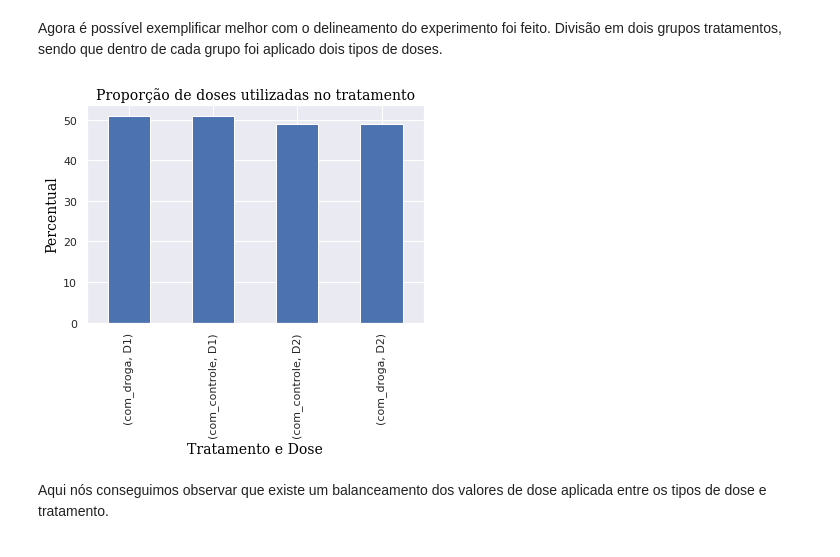
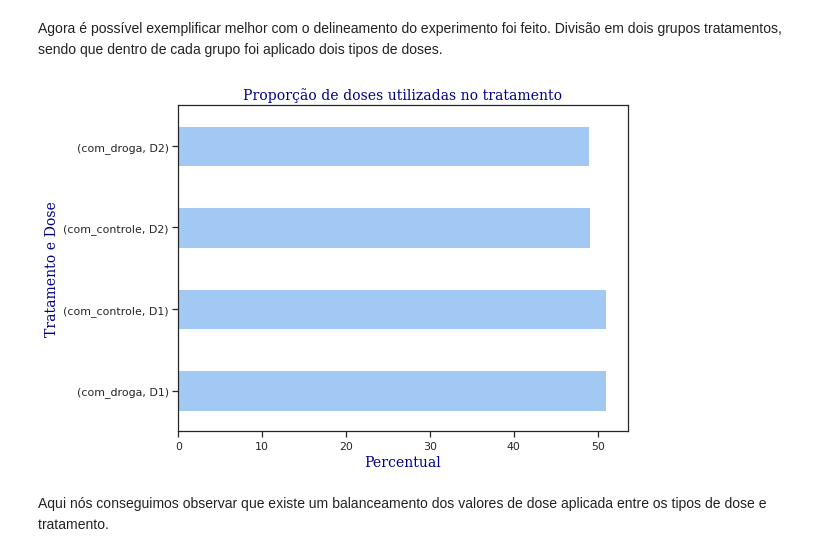
Before and after one commit to in-seixas/Peptides_research, a Jupyter notebook: Imersão_de_Dados_&_Pharma.ipynb, the cells around one changed output. Cells and saved outputs as stored; diff of their text form; code cells hidden in the pictures.

```diff
--- a/Imersão_de_Dados_&_Pharma.ipynb
+++ b/Imersão_de_Dados_&_Pharma.ipynb
@@ -137,19 +137,20 @@ A váriavel `com_drogas` apresenta um `N` muito maior em relação à variável
 # %%
 #Quais são os tempos do estudo?
 
-sb.set()
+sb.set_theme(style="ticks", palette="pastel")
 
-tempo = df.tempo.value_counts().sort_values(ascending = False)
+used_time = df.tempo.value_counts().index
 print('Tempo medido no estudo:')
-print(tempo)
+print(df.tempo.value_counts())
 
 font = {'family': 'serif',
-        'color':  'black',
+        'color':  'darkblue',
         'weight': 'normal',
         'size': 14,
         }
 
-tempo.plot(kind='bar')
+plt.figure(figsize=(8,6))
+sb.countplot(x='tempo', data= df.query('tempo in @used_time'), order = used_time, palette = 'Blues_r')
 plt.xlabel('Tempo', fontdict= font)
 plt.ylabel('Quantidade', fontdict= font)
 plt.title('Tempos utilizados no estudo', fontdict= font)
@@ -185,21 +186,20 @@ array(['b68db1d53', 'df89a8e5a', '18bb41b2c', ..., '573c787a2',
 # %%
 #Quais as drogas mais prevalentes?
 
-sb.set()
+sb.set_theme(style="ticks", palette='pastel')
 
 font = {'family': 'serif',
-        'color':  'black',
+        'color':  'darkblue',
         'weight': 'normal',
         'size': 14,
         }
 
-drugs = df.droga.value_counts().sort_values(ascending = False)[:5]
+drug = df.droga.value_counts().sort_values(ascending = False).index[:5]
 
-
-plt.figure(figsize=(6,4))
-drugs.plot(kind = 'bar')
-plt.xlabel('Drogas', fontdict= font)
+plt.figure(figsize=(8,6))
+sb.countplot(x = 'droga',  data = df.query('droga in @drug' ), order=drug, palette='Blues_r')
+plt.xlabel('Compostos', fontdict= font)
 plt.ylabel('Quantidade', fontdict= font)
-plt.title('As 5 drogas mais usadas na pesquisa', fontdict= font)
+plt.title('Os 5 compostos mais utilizados na pesquisa', fontdict= font)
 plt.xticks(rotation= 45);
 # %% [output]
@@ -222,21 +226,21 @@ Name: dose, dtype: float64
 Agora é possível exemplificar melhor com  o delineamento do experimento foi feito. Divisão em dois grupos tratamentos, sendo que dentro de cada grupo foi aplicado dois tipos de doses.
 # %%
 font = {'family': 'serif',
-        'color':  'black',
+        'color':  'darkblue',
         'weight': 'normal',
         'size': 14,
         }
 
-sb.set()
-fig, ax = plt.subplots()
-prop_trat_order.plot(kind='bar')
-ax.set_xlabel(fontdict= font , xlabel= 'Tratamento e Dose')
-ax.set_ylabel(fontdict= font, ylabel= 'Percentual')
+sb.set_theme(style="ticks", palette="pastel")
+fig, ax = plt.subplots(figsize= (8,6))
+prop_trat_order.plot(kind='barh')
+ax.set_xlabel(fontdict= font , xlabel= 'Percentual')
+ax.set_ylabel(fontdict= font, ylabel= 'Tratamento e Dose')
 ax.set_title(fontdict= font, label = 'Proporção de doses utilizadas no tratamento')
 plt.subplots_adjust(left=0.12)
 plt.show()
 # %% [output]
-[figure, old version]
+[figure, new version]
 # %% [markdown]
 Aqui nós conseguimos observar que existe um balanceamento dos valores de dose aplicada entre os tipos de dose e tratamento.
 # %%
```
Also changed, not shown: parts of 20 cells of this notebook.
